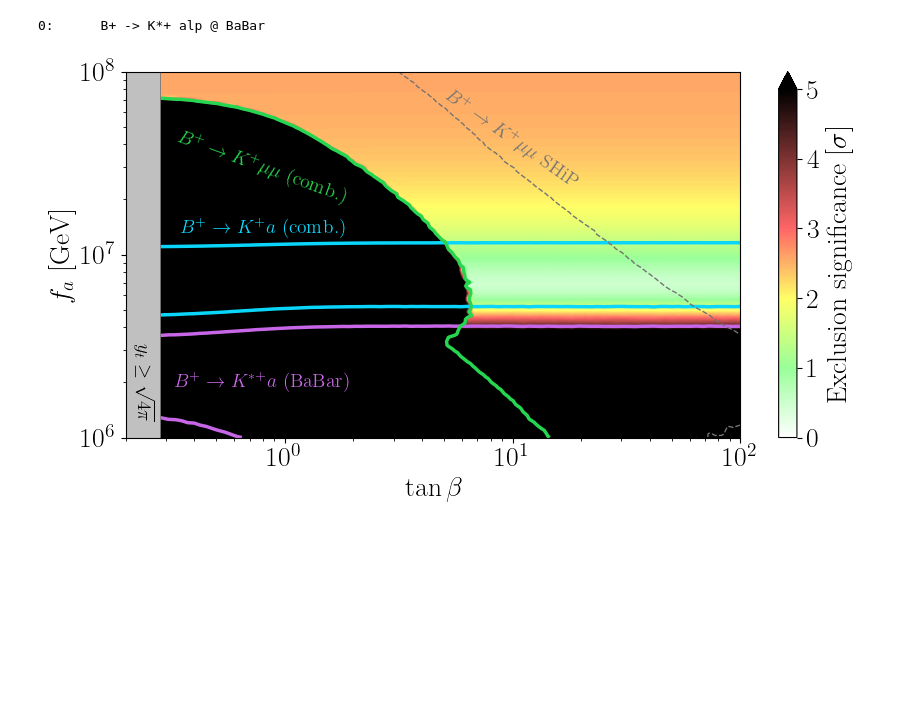
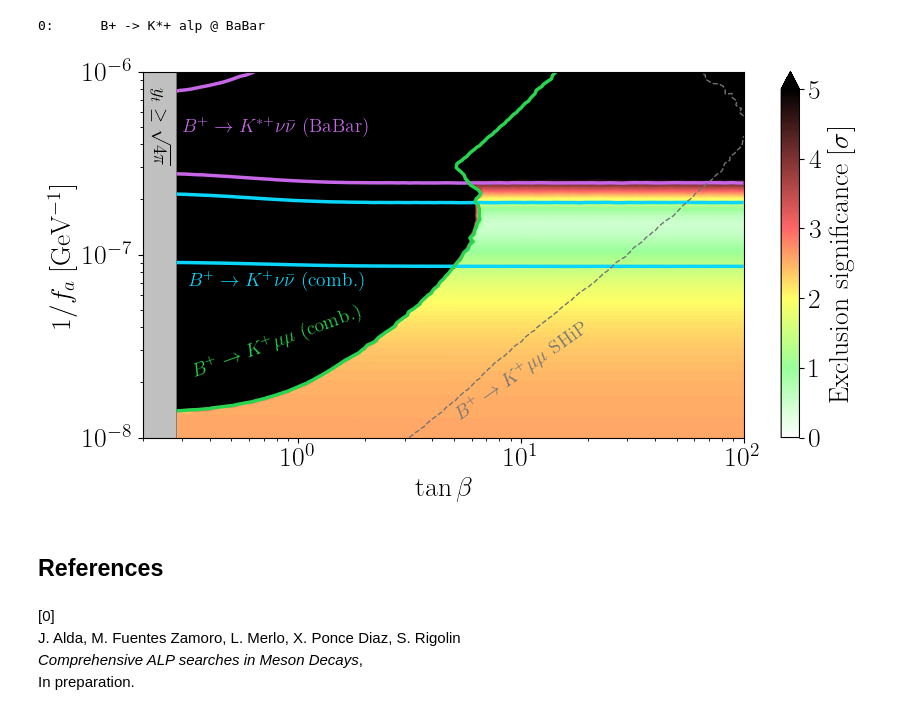
Before and after one commit to alp-aca/alp-aca, a Jupyter notebook: tutorials_v2/06_04_Scrutinizing_Belle2_ALP.ipynb, the cells around one changed output. Drawn from its saved outputs; the diff is of its cells as text; code cells hidden in the pictures; blank space fills up the shorter version.

Commit message:
feat: updated Belle-II tutorial

```diff
--- a/tutorials_v2/06_04_Scrutinizing_Belle2_ALP.ipynb
+++ b/tutorials_v2/06_04_Scrutinizing_Belle2_ALP.ipynb
@@ -187,14 +97,0 @@ for ii in range(len(fa_log)):
-# %%
-fa = 1e3
-
-ma = 2
-ct_pos = np.logspace(-8, 0, 10)
-
-coupling = [ALPcouplings({'cuR': np.diag([0, 0, ct])}, scale=fa, basis='derivative_above').match_run(5.1, 'VA_below', 'leadinglog') for ct in ct_pos]
-
-ctop_vec = []
-ctop_axial = []
-
-for ii in range(len(ct_pos)):
-    ctop_axial.append(abs(coupling[ii]['cdA'][1,2])/fa)
-    ctop_vec.append(abs(coupling[ii]['cdV'][1,2])/fa)
@@ -302,20 +156,26 @@ for c in chi2_cmuons_meas:
         c.set_plot_style(color="#9bb333",lw=5)
     if c.sector.name == 'B0 -> K0 alp @ Belle':
         c.set_plot_style(color="#821e99",lw=5)
+        c.sector.tex = r'$B^0 \to K^0 \nu \bar{\nu}\ \mathrm{(Belle)}$'
     if c.sector.name == 'B+ -> K+ alp @ BaBar':
         c.set_plot_style(color="#3650c4",lw=5)
+        c.sector.tex = r'$B^+ \to K^+ \nu \bar{\nu}\ \mathrm{(BaBar)}$'
     elif c.sector.name == 'B+ -> K+ alp @ Belle II':
         c.set_plot_style(color="#0D5B11",lw=5)
+        c.sector.tex = r'$B^+ \to K^+ \nu \bar{\nu}\ \mathrm{(Belle\ II)}$'
     else:
         c.set_plot_style(lw=5)
 
 for c in chi2_cgamma_meas:
     if c.sector.name == 'B0 -> K0 alp @ Belle':
         c.set_plot_style(color="#821e99",lw=5)
+        c.sector.tex = r'$B^0 \to K^0 \nu \bar{\nu}\ \mathrm{(Belle)}$'
     if c.sector.name == 'B+ -> K+ alp @ BaBar':
         c.set_plot_style(color="#3650c4",lw=5)
+        c.sector.tex = r'$B^+ \to K^+ \nu \bar{\nu}\ \mathrm{(BaBar)}$'
     elif c.sector.name == 'B+ -> K+ alp @ Belle II':
         c.set_plot_style(color="#0D5B11",lw=5)
+        c.sector.tex = r'$B^+ \to K^+ \nu \bar{\nu}\ \mathrm{(Belle\ II)}$'
     else:
         c.set_plot_style(lw=5)
 # %%
@@ -392,22 +251,29 @@ for c in chi2_ship:
 chi2_obs_ord = [c for c in chi2_obs if c.sector.contains_observable('B+ -> K+ a')] + [c for c in chi2_obs if c.sector.contains_observable('B+ -> K*+ a')] + [c for c in chi2_obs if c.sector.contains_observable('B+ -> K+ mu mu')] + chi2_ship
 # %%
 fig, ax = plt.subplots(figsize=(10,5))
-ax = exclusionplot( tanb_grid, fa_grid,chi2_obs_ord, r'$\tan\beta$', r'$f_a$ [GeV]',global_chi2=chi2_2HDM1[0], ax=ax)
+ax = exclusionplot( tanb_grid, 1/fa_grid,chi2_obs_ord, r'$\tan\beta$', r'$1/f_a$ [GeV$^{-1}$]',global_chi2=chi2_2HDM1[0], ax=ax)
 # ax = exclusionplot( tanb_grid, fa_grid,chi2_meas[11], r'$\tan\beta$', r'$f_a$ [GeV]',global_chi2=chi2_2HDM1[0], ax=ax)
 
 # ax.get_legend().set_bbox_to_anchor((0.55, 0.35, 1.0, 1.0))
 ax.get_legend().remove()
 
 
-ax.vlines(0.28, 1e6, 1e8, color='dimgray', linewidth=2)
-ax.fill_betweenx([ 1e6, 1e8],0.1, 0.28, color='silver', alpha=1, label=r'$y_t\leq \sqrt{4\pi}$',zorder=2)
-ax.text(0.24, 2e6, r'$y_t\geq \sqrt{4\pi} $', fontsize=14, color='black', ha='center', va='center', rotation=90)
-ax.text(0.8, 1.4e7, r'$B^+\to K^+ a$ (comb.)', fontsize=14, color='#09d6fa', ha='center', va='center', rotation=0)
-ax.text(0.8, 2e6, r'$B^+\to K^{*+} a$ (BaBar)', fontsize=14, color='#c767e7', ha='center', va='center', rotation=0)
-ax.text(0.8, 3e7, r'$B^+\to K^+ \mu\mu$ (comb.)', fontsize=14, color='#27d650', ha='center', va='center', rotation=-20)
-ax.text(10, 4.3e7, r'$B^+\to K^+ \mu\mu$ SHiP', fontsize=14, color='#747474', ha='center', va='center', rotation=-35)
+ax.vlines(0.28, 1e-6, 1e-8, color='dimgray', linewidth=2)
+ax.fill_betweenx([ 1e-6, 1e-8],0.1, 0.28, color='silver', alpha=1, label=r'$y_t\leq \sqrt{4\pi}$',zorder=2)
+ax.text(0.24, 1/2e6, r'$y_t\geq \sqrt{4\pi} $', fontsize=14, color='black', ha='center', va='center', rotation=-90)
+ax.text(0.8, 1/1.4e7, r'$B^+\to K^+ \nu\bar{\nu}$ (comb.)', fontsize=14, color='#09d6fa', ha='center', va='center', rotation=0)
+ax.text(0.8, 1/2e6, r'$B^+\to K^{*+} \nu\bar{\nu}$ (BaBar)', fontsize=14, color='#c767e7', ha='center', va='center', rotation=0)
+ax.text(0.8, 1/3e7, r'$B^+\to K^+ \mu\mu$ (comb.)', fontsize=14, color='#27d650', ha='center', va='center', rotation=20)
+ax.text(10, 1/4.3e7, r'$B^+\to K^+ \mu\mu$ SHiP', fontsize=14, color='#747474', ha='center', va='center', rotation=35)
 ax.set_xlim(0.2, 100)
-ax.set_ylim(1e6, 1e8)
+ax.set_ylim(1e-8, 1e-6)
 #fig.savefig('non_un_2HDM_2.pdf', bbox_inches='tight')
 # %% [output]
-[figure, old version]
+[figure, new version]
+# %% [markdown]
+## References
+# %% [markdown]
+<a id="AlpacaPheno">[0]</a>
+J. Alda, M. Fuentes Zamoro, L. Merlo, X. Ponce Diaz, S. Rigolin
+*Comprehensive ALP searches in Meson Decays*,
+In preparation.
```
Also changed, not shown: parts of 39 cells of this notebook.
